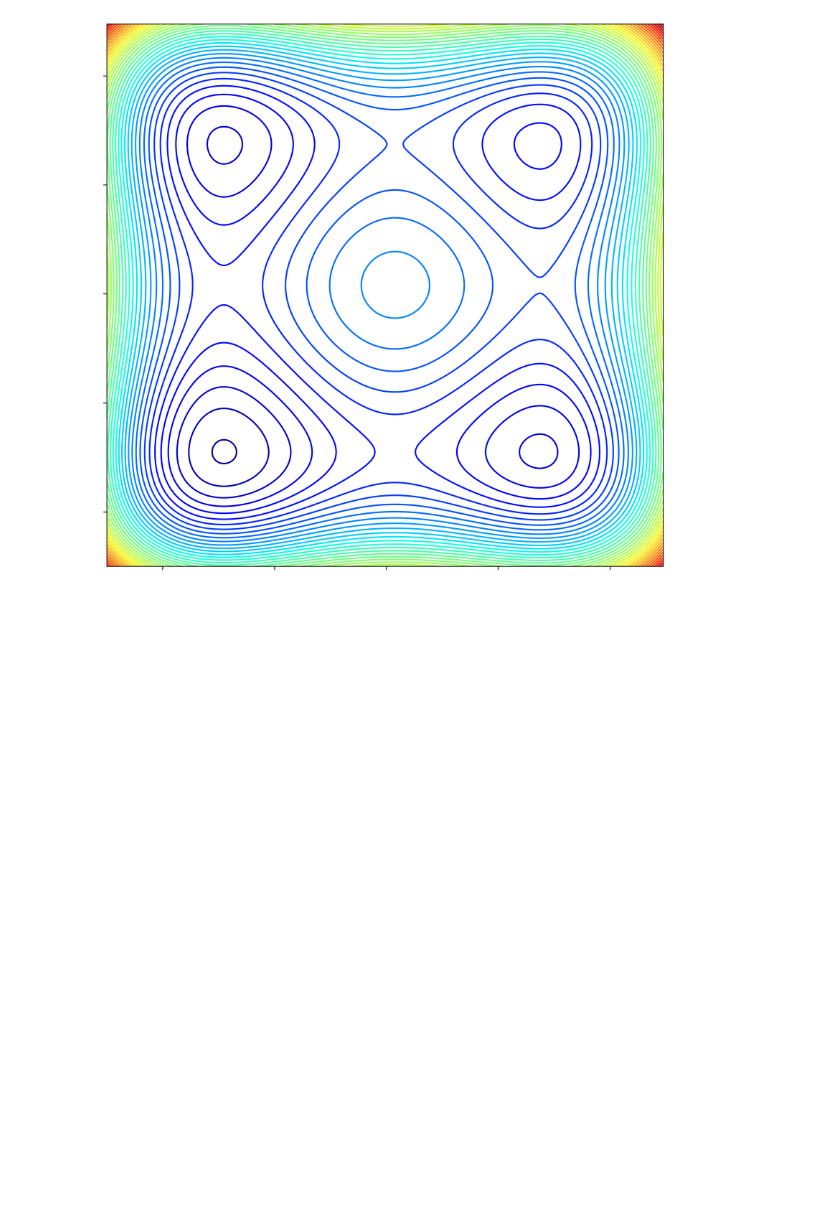
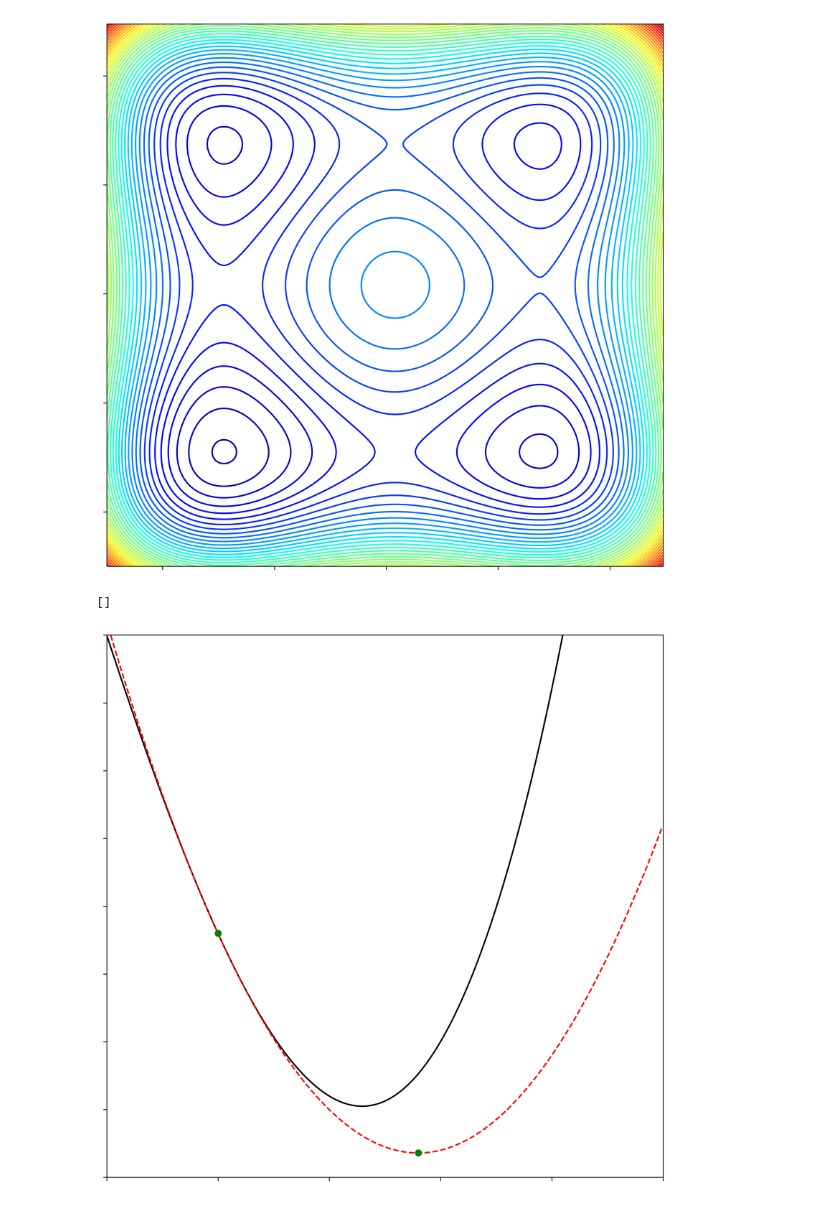
Before and after one commit to Kvieta1990/Jup_Notes, a Jupyter notebook: AI/ml_optimization.ipynb, the cells around one changed output. Cells and saved outputs as stored; diff of their text form; code cells hidden in the pictures; blank space fills up the shorter version.

```diff
--- a/AI/ml_optimization.ipynb
+++ b/AI/ml_optimization.ipynb
@@ -112,3 +112,20 @@ ax.set_yticklabels([], visible=False)
 plt.show()
 # %% [output]
 [figure]
+# %%
+fig = plt.figure(figsize=(10, 10), dpi=300)
+ax = fig.gca()
+x = np.arange(0, 5, 0.01)
+y = x**3 + 2 * x**2 - 25 * x
+y_approx = 5 * x**2 - 28 * x + 1
+ax.plot(x, y, 'k-')
+ax.plot(x, y_approx, 'r--')
+ax.plot(2.8, 5 * 2.8**2 - 28 * 2.8 + 1, 'go')
+ax.plot(1.0, 5 * 1.0**2 - 28 * 1.0 + 1, 'go')
+ax.set_xlim(0, 5)
+ax.set_ylim(-40, 0)
+ax.set_xticklabels([], visible=False)
+ax.set_yticklabels([], visible=False)
+# %% [output]
+[]
+[figure, added]
```
